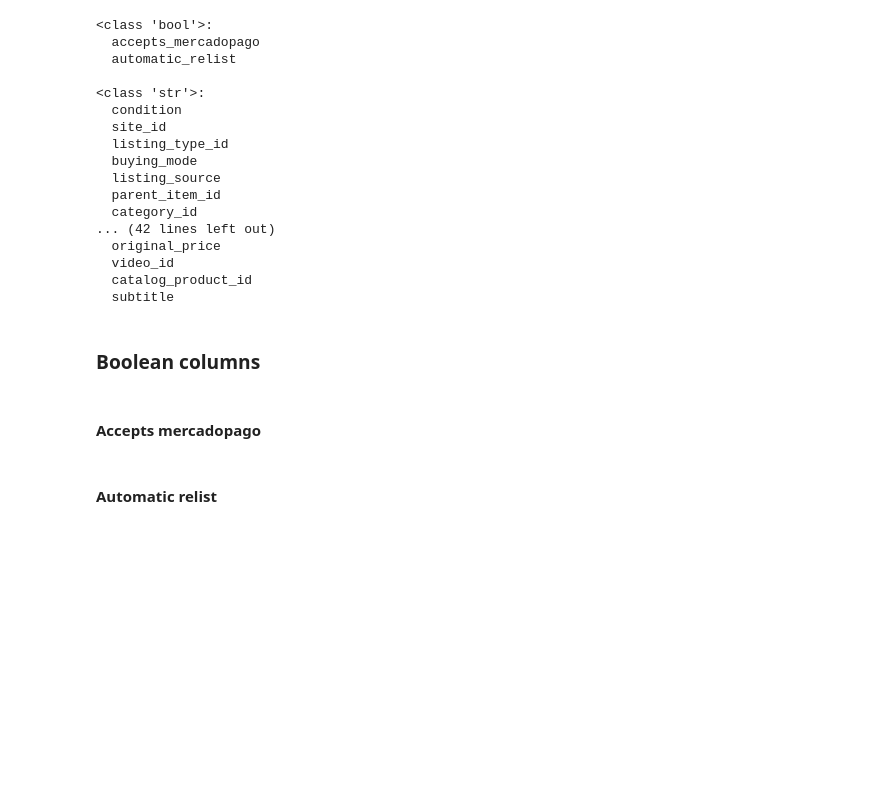
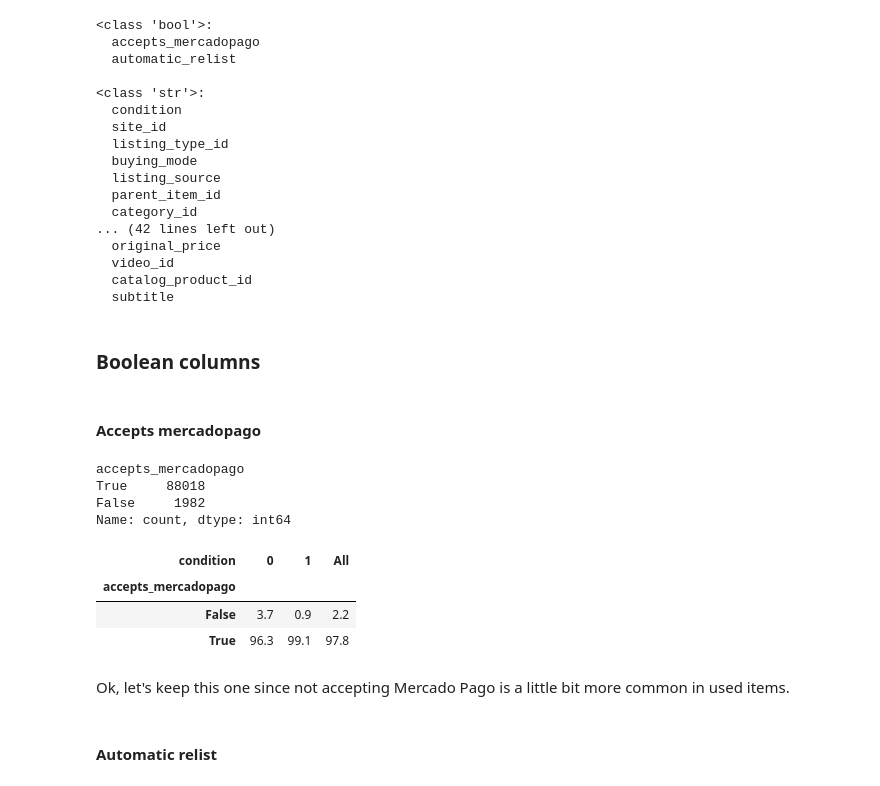
Before and after one commit to dewith/new-or-used, a Jupyter notebook: notebooks/01_data_exploration.ipynb, the cells around one changed output. Drawn from its saved outputs; the diff is of its cells as text; code cells hidden in the pictures; blank space fills up the shorter version.

```diff
--- a/notebooks/01_data_exploration.ipynb
+++ b/notebooks/01_data_exploration.ipynb
@@ -36,5 +39,8 @@ apply_styling(colors)
 # Pandas
 pd.set_option('display.max_columns', 100)
 pd.set_option('display.max_rows', 100)
-pd.set_option('display.float_format', lambda x: f'{x:.3f}')
-pd.set_option('display.max_colwidth', 50)
+# pd.set_option('display.float_format', lambda x: f'{x:.3f}')
+# pd.set_option('display.max_colwidth', 50)
+
+# NLTK
+nltk.download('stopwords')
@@ -136,3 +147,21 @@ for dtype in set(dtypes.values()):
 ### Boolean columns
 # %% [markdown]
 #### Accepts mercadopago
+# %%
+print(df.accepts_mercadopago.value_counts())
+
+(
+    pd.crosstab(df.accepts_mercadopago, df.condition, normalize='columns', margins=True)
+    * 100
+).round(1)
+# %% [output]
+accepts_mercadopago
+True     88018
+False     1982
+Name: count, dtype: int64
+| condition | 0 | 1 | All |
+| accepts_mercadopago |  |  |  |
+| False | 3.7 | 0.9 | 2.2 |
+| True | 96.3 | 99.1 | 97.8 |
+# %% [markdown]
+Ok, let's keep this one since not accepting Mercado Pago is a little bit more common in used items.
```
Also changed, not shown: parts of 29 cells of this notebook, 1 other file.
